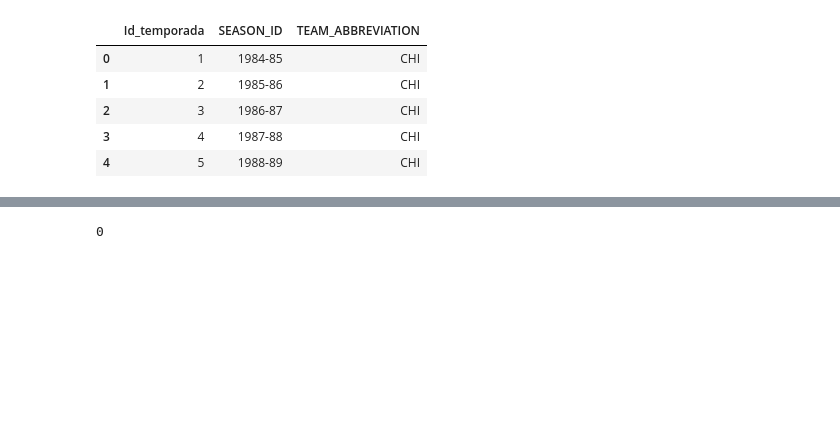
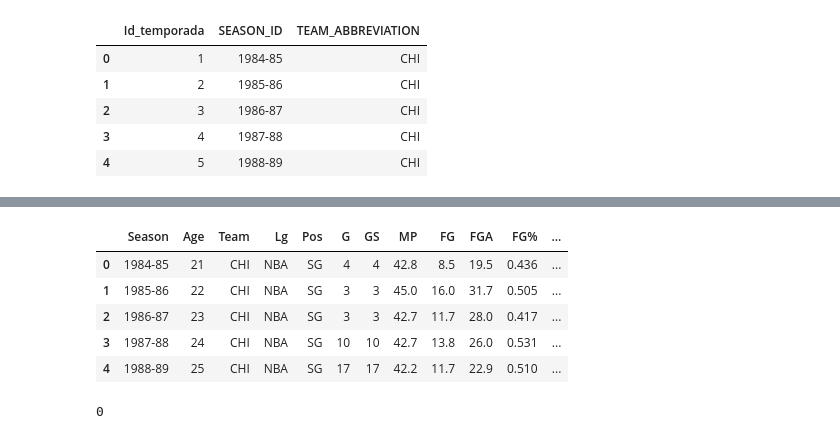
Before and after one commit to ngcarvajall/Proyecto5-GOAT_MJ_LJ, a Jupyter notebook: Transform.ipynb, the cells around one changed output, grey strips where cells are left out. Cells and saved outputs as stored; diff of their text form; code cells hidden in the pictures; blank space fills up the shorter version.

```diff
--- a/Transform.ipynb
+++ b/Transform.ipynb
@@ -182,4 +187,13 @@ Awards    7
 dtype: int64
+# %%
+df_playoffs_jordan.head()
+# %% [output]
+|  | Season | Age | Team | Lg | Pos | G | GS | MP | FG | FGA | FG% | ... |
+| 0 | 1984-85 | 21 | CHI | NBA | SG | 4 | 4 | 42.8 | 8.5 | 19.5 | 0.436 | ... |
+| 1 | 1985-86 | 22 | CHI | NBA | SG | 3 | 3 | 45.0 | 16.0 | 31.7 | 0.505 | ... |
+| 2 | 1986-87 | 23 | CHI | NBA | SG | 3 | 3 | 42.7 | 11.7 | 28.0 | 0.417 | ... |
+| 3 | 1987-88 | 24 | CHI | NBA | SG | 10 | 10 | 42.7 | 13.8 | 26.0 | 0.531 | ... |
+| 4 | 1988-89 | 25 | CHI | NBA | SG | 17 | 17 | 42.2 | 11.7 | 22.9 | 0.510 | ... |
 # %%
 df_playoffs_jordan.duplicated().sum()
 # %% [output]
```
Also changed, not shown: parts of 39 cells of this notebook.
